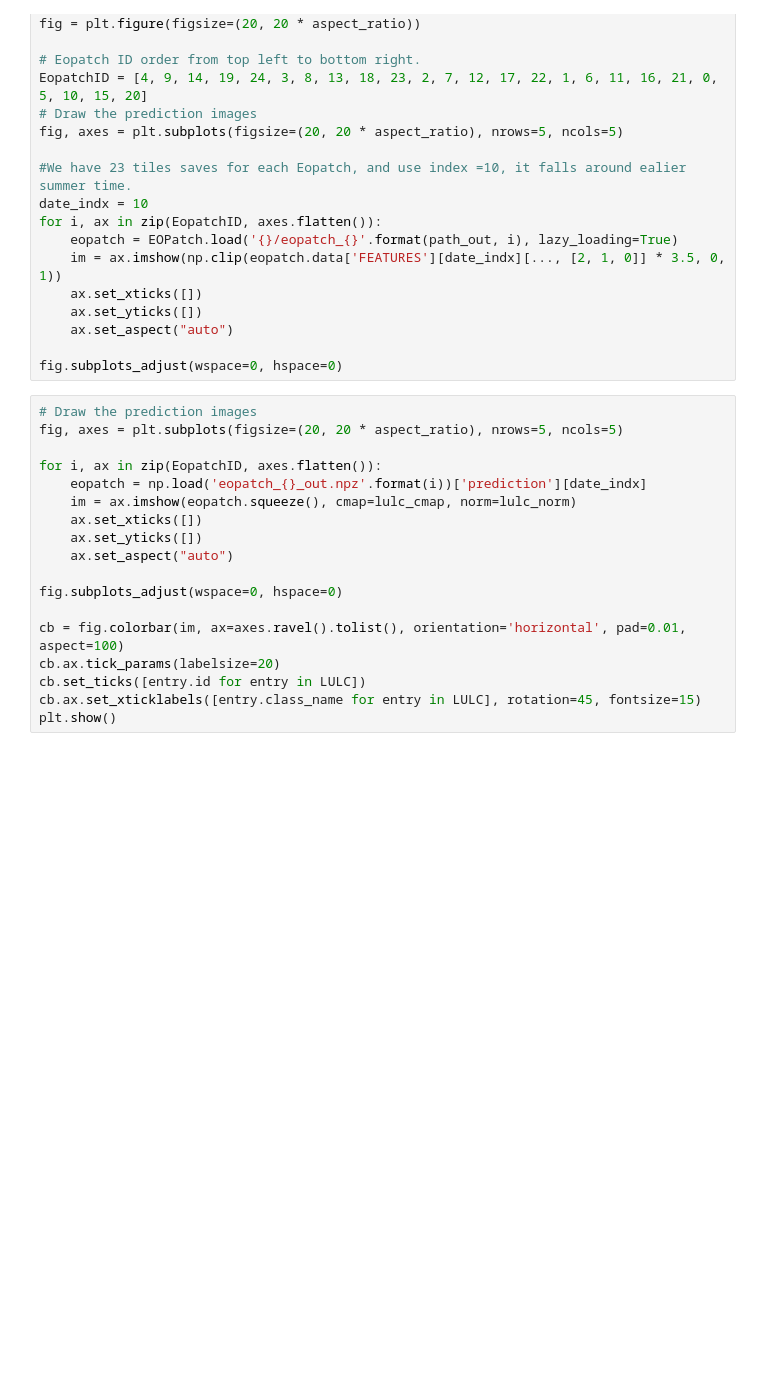
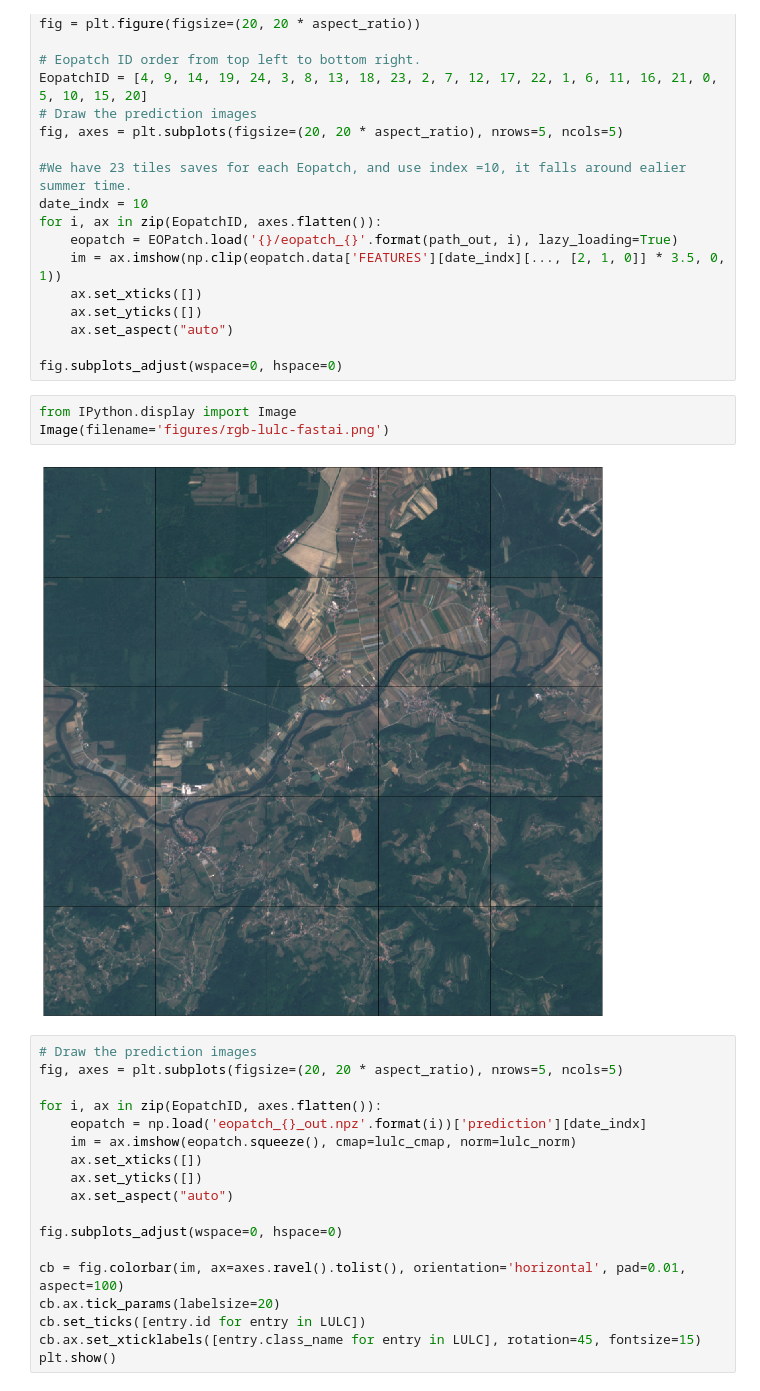
Before and after one commit to sentinel-hub/eo-learn, a Jupyter notebook: examples/land-cover-fastai/deep_lulc_walkthrough.ipynb, the cells around one changed output. Drawn from its saved outputs; the diff is of its cells as text; blank space fills up the shorter version.

```diff
--- a/examples/land-cover-fastai/deep_lulc_walkthrough.ipynb
+++ b/examples/land-cover-fastai/deep_lulc_walkthrough.ipynb
@@ -550,6 +539,11 @@ for i, ax in zip(EopatchID, axes.flatten()):
     ax.set_aspect("auto")
 
 fig.subplots_adjust(wspace=0, hspace=0)
+# %%
+from IPython.display import Image
+Image(filename='figures/rgb-lulc-fastai.png')
+# %% [output]
+[figure, added]
 # %%
 # Draw the prediction images
 fig, axes = plt.subplots(figsize=(20, 20 * aspect_ratio), nrows=5, ncols=5)
```
Also changed, not shown: parts of 7 cells of this notebook.
